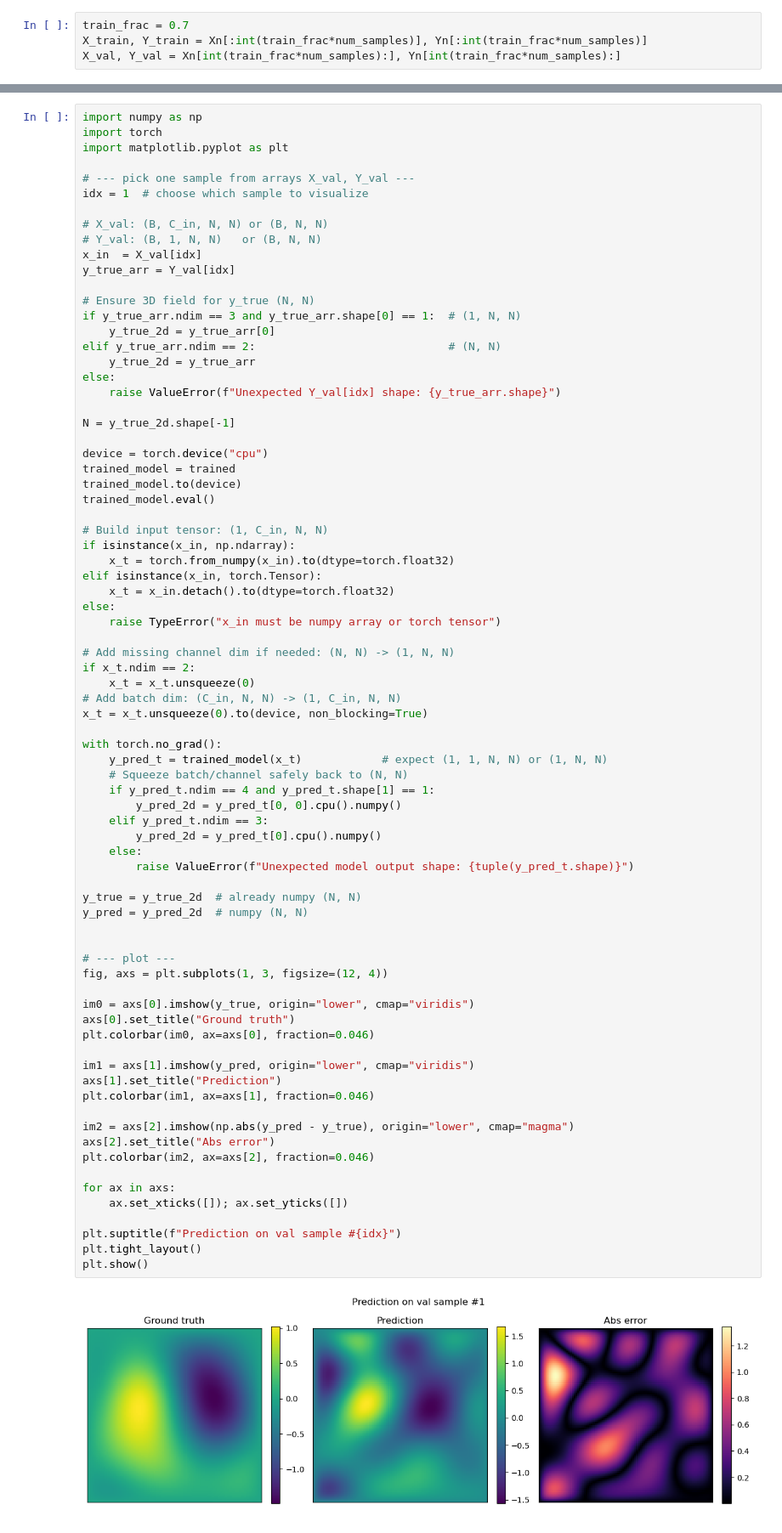
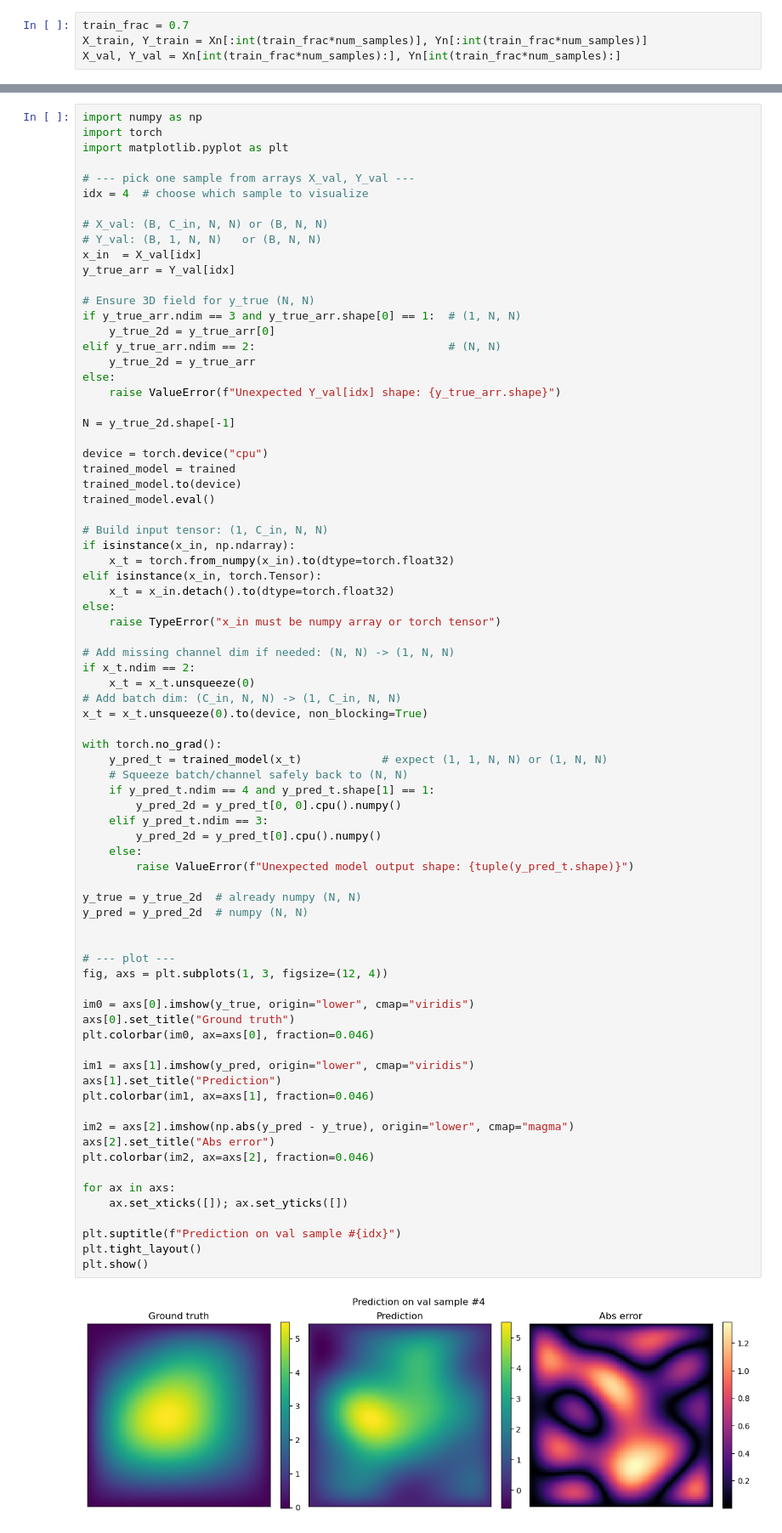
Before and after one commit to leonardvetter/AMOR, a Jupyter notebook: multilayer_RBNO/L_MRBNO.ipynb, the cells around one changed output, grey strips where cells are left out. Shown at 85% size. Cells and saved outputs as stored; diff of their text form.

```diff
--- a/multilayer_RBNO/L_MRBNO.ipynb
+++ b/multilayer_RBNO/L_MRBNO.ipynb
@@ -285,7 +287,7 @@ import torch
 import matplotlib.pyplot as plt
 
 # --- pick one sample from arrays X_val, Y_val ---
-idx = 1  # choose which sample to visualize
+idx = 4  # choose which sample to visualize
 
 # X_val: (B, C_in, N, N) or (B, N, N)
 # Y_val: (B, 1, N, N)   or (B, N, N)
@@ -330,31 +332,31 @@ with torch.no_grad():
         y_pred_2d = y_pred_t[0].cpu().numpy()
     else:
         raise ValueError(f"Unexpected model output shape: {tuple(y_pred_t.shape)}")
 
 y_true = y_true_2d  # already numpy (N, N)
 y_pred = y_pred_2d  # numpy (N, N)
 
 
 # --- plot ---
 fig, axs = plt.subplots(1, 3, figsize=(12, 4))
 
 im0 = axs[0].imshow(y_true, origin="lower", cmap="viridis")
 axs[0].set_title("Ground truth")
 plt.colorbar(im0, ax=axs[0], fraction=0.046)
 
 im1 = axs[1].imshow(y_pred, origin="lower", cmap="viridis")
 axs[1].set_title("Prediction")
 plt.colorbar(im1, ax=axs[1], fraction=0.046)
 
 im2 = axs[2].imshow(np.abs(y_pred - y_true), origin="lower", cmap="magma")
 axs[2].set_title("Abs error")
 plt.colorbar(im2, ax=axs[2], fraction=0.046)
 
 for ax in axs:
     ax.set_xticks([]); ax.set_yticks([])
 
 plt.suptitle(f"Prediction on val sample #{idx}")
 plt.tight_layout()
 plt.show()
 # %% [output]
-[figure, old version]
+[figure, new version]
```
Also changed, not shown: parts of 1 cell of this notebook.
